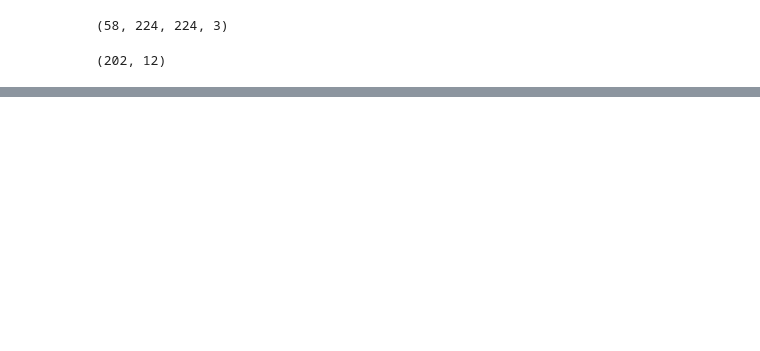
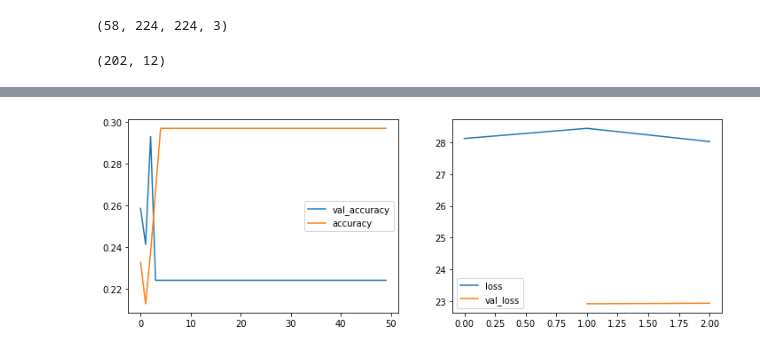
Before and after one commit to estevanmendes/chess_img, a Jupyter notebook: codigo.ipynb, the cells around one changed output, grey strips where cells are left out. Drawn from its saved outputs; the diff is of its cells as text; code cells hidden in the pictures; blank space fills up the shorter version.

```diff
--- a/codigo.ipynb
+++ b/codigo.ipynb
@@ -237,0 +264,2 @@ Xtrain.shape
+# %%
+history2=model.fit(Xtrain,Ytrain,epochs=50,batch_size=20,validation_data=(Xvalid,Yvalid))
@@ -237,0 +284,4 @@ Xtrain.shape
+# %%
+plot_train(history2)
+# %% [output]
+[figure, added]
```
Also changed, not shown: parts of 19 cells of this notebook.
